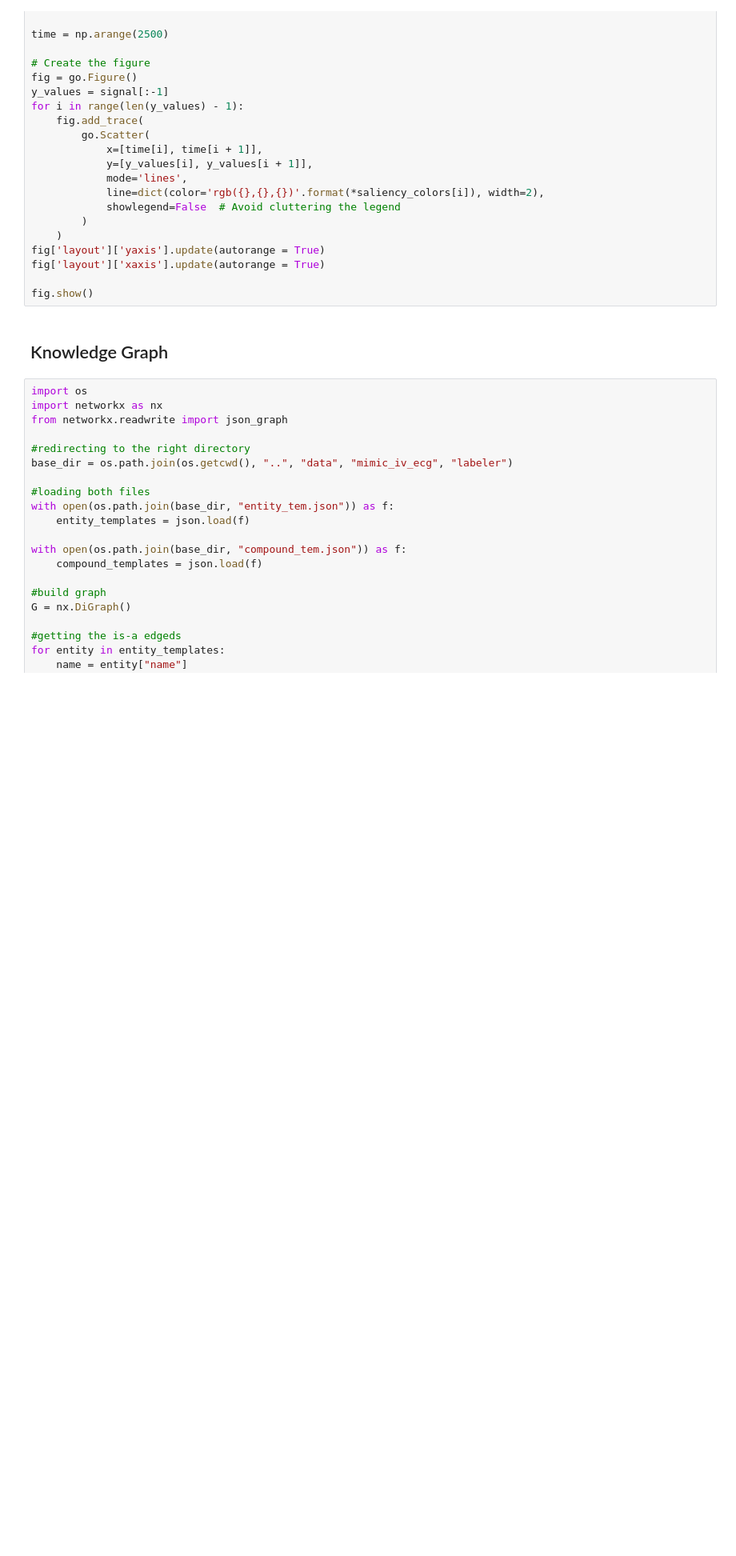
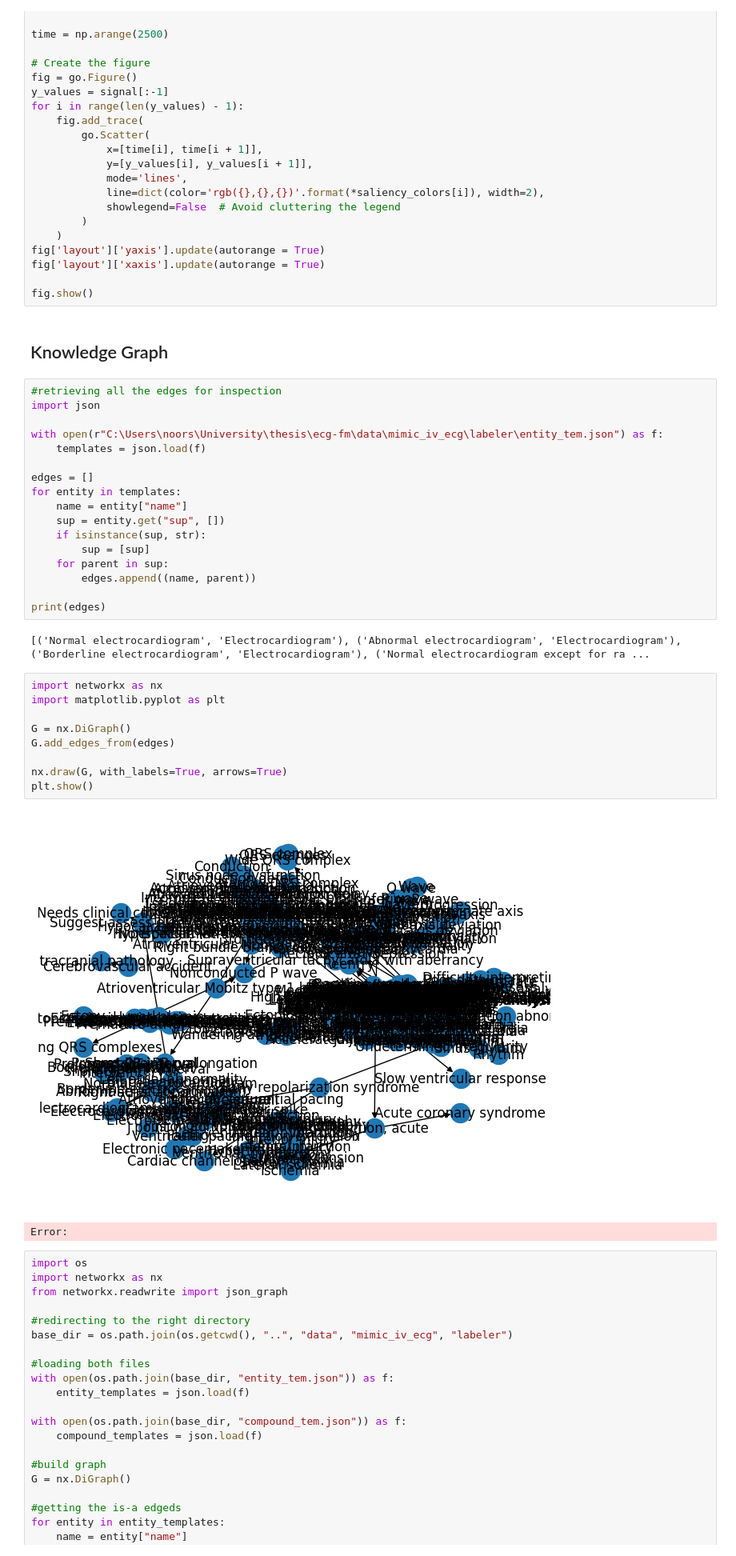
Before and after one commit to noorsterre/ecg-thesis, a Jupyter notebook: notebooks/replicating.ipynb, the cells around one changed output. Shown at 80% size. Cells and saved outputs as stored; diff of their text form; blank space fills up the shorter version.

```diff
--- a/notebooks/replicating.ipynb
+++ b/notebooks/replicating.ipynb
@@ -642,6 +642,37 @@ fig['layout']['xaxis'].update(autorange = True)
 fig.show()
 # %% [markdown]
 ## Knowledge Graph
+# %%
+#retrieving all the edges for inspection
+import json
+
+with open(r"C:\Users\noors\University\thesis\ecg-fm\data\mimic_iv_ecg\labeler\entity_tem.json") as f:
+    templates = json.load(f)
+
+edges = []
+for entity in templates:
+    name = entity["name"]
+    sup = entity.get("sup", [])
+    if isinstance(sup, str):
+        sup = [sup]
+    for parent in sup:
+        edges.append((name, parent))
+
+print(edges)
+# %% [output]
+[('Normal electrocardiogram', 'Electrocardiogram'), ('Abnormal electrocardiogram', 'Electrocardiogram'), ('Borderline electrocardiogram', 'Electrocardiogram'), ('Normal electrocardiogram except for ra ...
+# %%
+import networkx as nx
+import matplotlib.pyplot as plt
+
+G = nx.DiGraph()
+G.add_edges_from(edges)
+
+nx.draw(G, with_labels=True, arrows=True)
+plt.show()
+# %% [output]
+[figure, added]
+Error:
 # %%
 import os
 import networkx as nx
```
Also changed, not shown: 3 other files.
